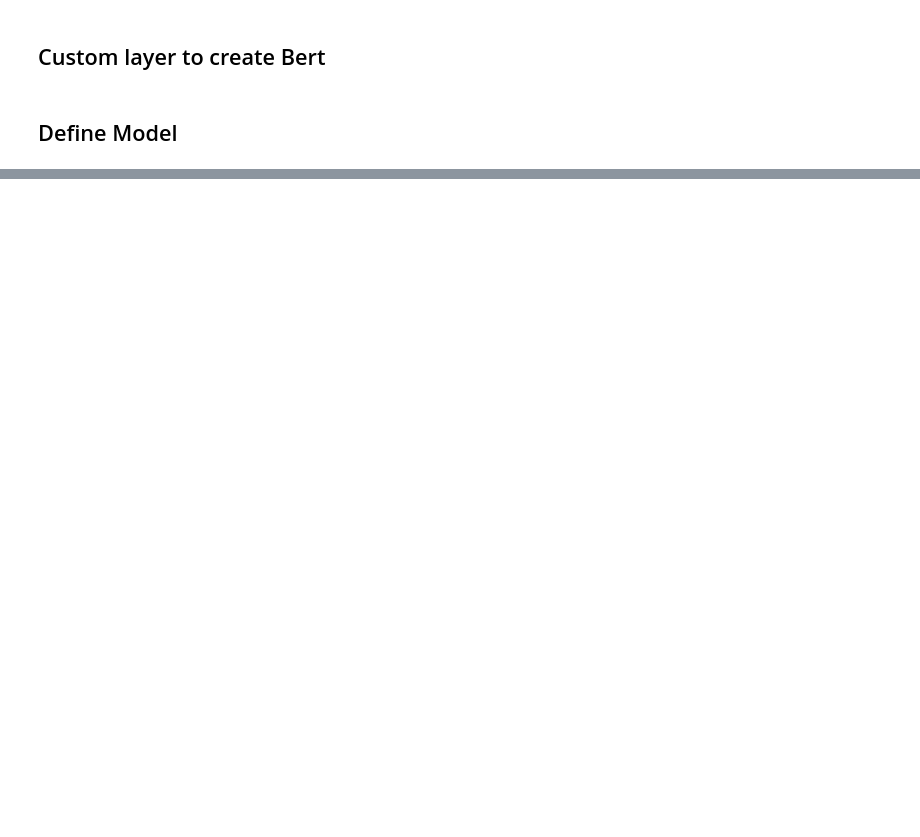
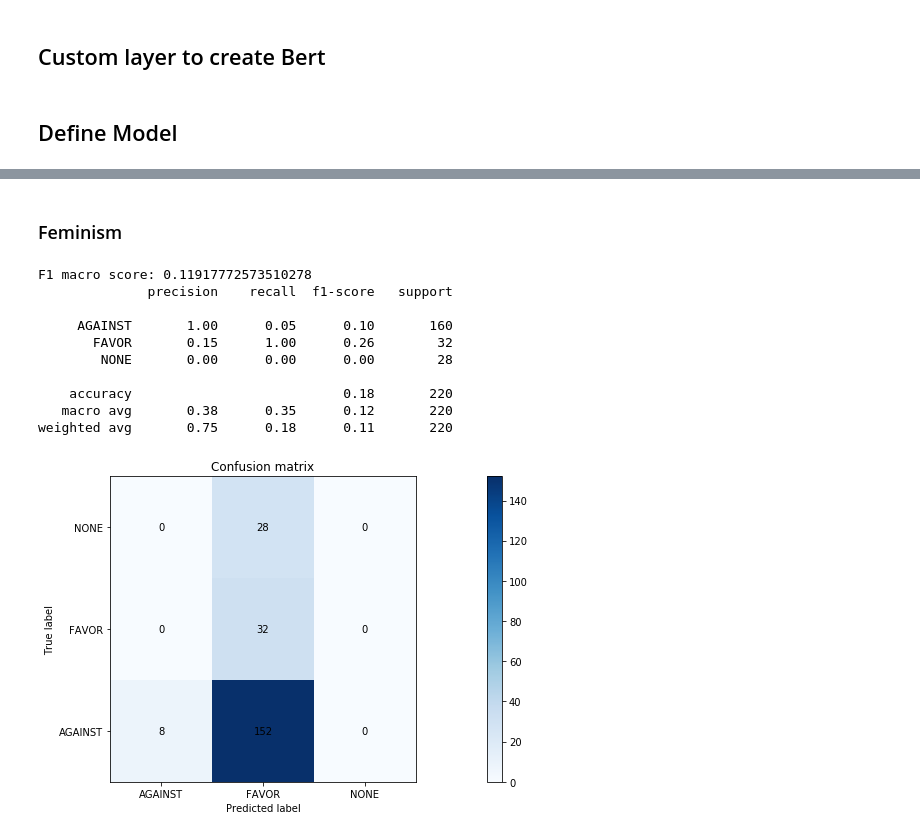
Before and after one commit to timspit/w266_final_project, a Jupyter notebook: Bert-TimCopy.ipynb, the cells around one changed output, grey strips where cells are left out. Saved outputs shown, nothing was run; the diff lists cells and outputs as text; code cells hidden in the pictures; blank space fills up the shorter version.

```diff
--- a/Bert-TimCopy.ipynb
+++ b/Bert-TimCopy.ipynb
@@ -538,0 +779,20 @@ weighted avg       0.68      0.68      0.67       295
+# %% [markdown]
+### Feminism
+# %%
+pred_test_feminism = model_feminism.predict(x = feminism_test_subset['bert'])
+
+standard_metrics(true_labels = feminism_test_subset['labels_text'],
+                 test_probs = pred_test_feminism,
+                 label_titles = label_categories)
+# %% [output]
+F1 macro score: 0.11917772573510278
+              precision    recall  f1-score   support
+
+     AGAINST       1.00      0.05      0.10       160
+       FAVOR       0.15      1.00      0.26        32
+        NONE       0.00      0.00      0.00        28
+
+    accuracy                           0.18       220
+   macro avg       0.38      0.35      0.12       220
+weighted avg       0.75      0.18      0.11       220
+[figure, added]
```
Also changed, not shown: parts of 67 cells of this notebook.
